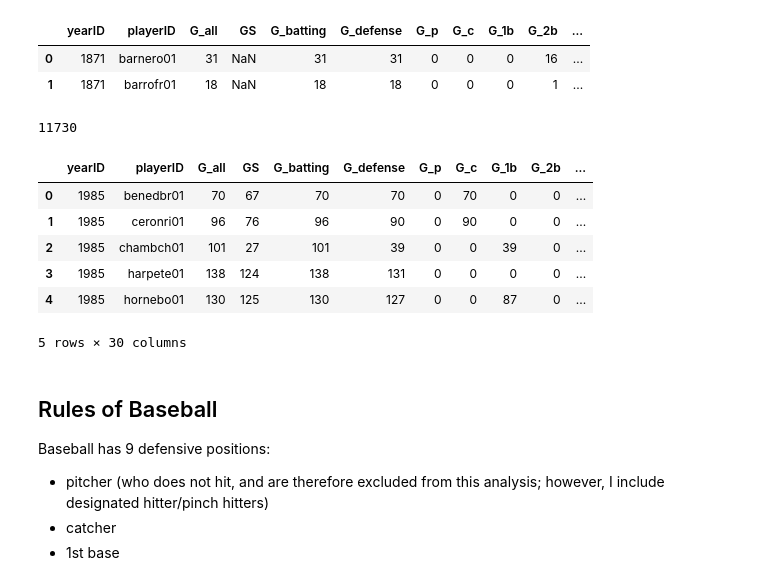
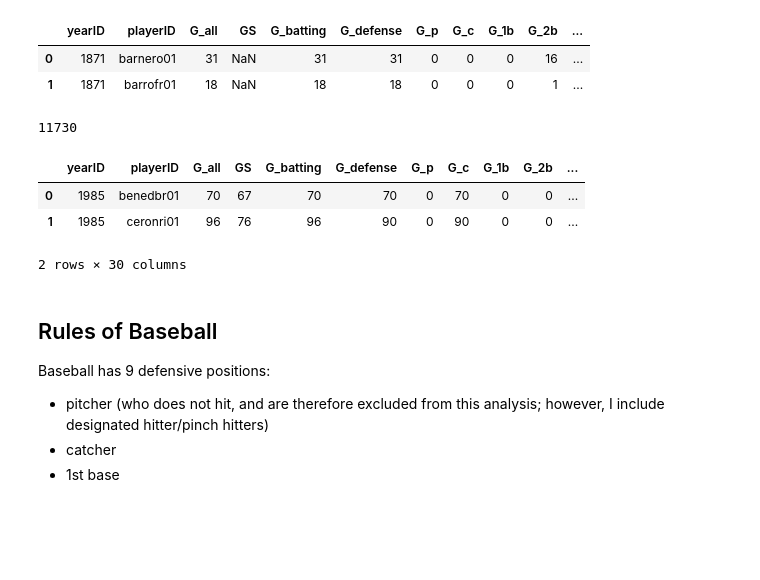
Before and after one commit to ahartz1/moneyball, a Jupyter notebook: moneyball.ipynb, the cells around one changed output. Cells and saved outputs as stored; diff of their text form; code cells hidden in the pictures; blank space fills up the shorter version.

```diff
--- a/moneyball.ipynb
+++ b/moneyball.ipynb
@@ -127,16 +126,13 @@ appearances.head(2)
 # %%
 mb_data = pd.merge(appearances, bbdata_sal)
 print(len(mb_data))
-mb_data.head()
+mb_data.head(2)
 # %% [output]
 11730
 |  | yearID | playerID | G_all | GS | G_batting | G_defense | G_p | G_c | G_1b | G_2b | ... |
 | 0 | 1985 | benedbr01 | 70 | 67 | 70 | 70 | 0 | 70 | 0 | 0 | ... |
 | 1 | 1985 | ceronri01 | 96 | 76 | 96 | 90 | 0 | 90 | 0 | 0 | ... |
-| 2 | 1985 | chambch01 | 101 | 27 | 101 | 39 | 0 | 0 | 39 | 0 | ... |
-| 3 | 1985 | harpete01 | 138 | 124 | 138 | 131 | 0 | 0 | 0 | 0 | ... |
-| 4 | 1985 | hornebo01 | 130 | 125 | 130 | 127 | 0 | 0 | 87 | 0 | ... |
-5 rows × 30 columns
+2 rows × 30 columns
 # %% [markdown]
 ## Rules of Baseball
 
```
Also changed, not shown: parts of 7 cells of this notebook.
